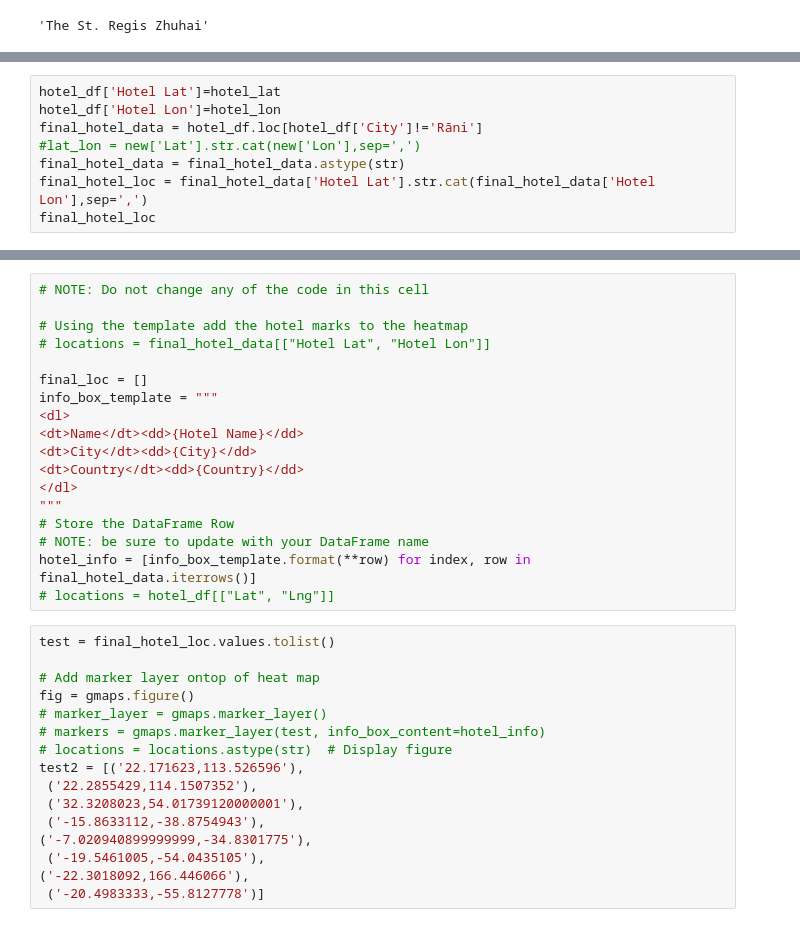
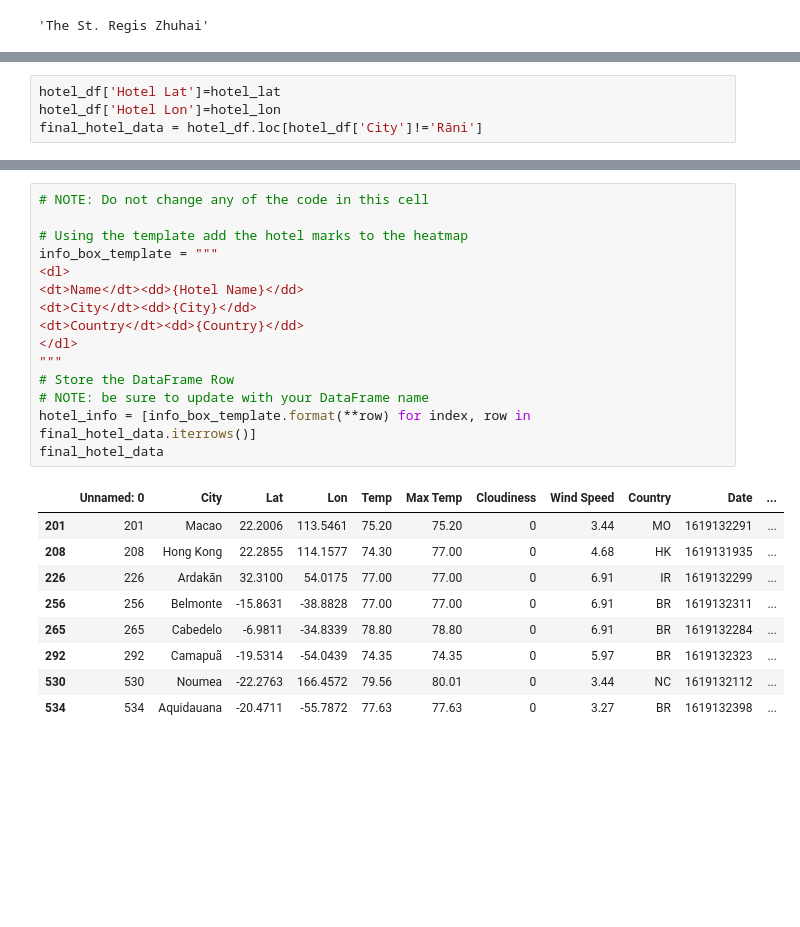
Before and after one commit to jconcha56429/python-api-challenge, a Jupyter notebook: VacationPy/VacationPy.ipynb, the cells around one changed output, grey strips where cells are left out. Saved outputs shown, nothing was run; the diff lists cells and outputs as text; blank space fills up the shorter version.

```diff
--- a/VacationPy/VacationPy.ipynb
+++ b/VacationPy/VacationPy.ipynb
@@ -139,7 +139,3 @@ Fênix Plaza Hotel
 hotel_df['Hotel Lat']=hotel_lat
 hotel_df['Hotel Lon']=hotel_lon
 final_hotel_data = hotel_df.loc[hotel_df['City']!='Rāni']
-#lat_lon = new['Lat'].str.cat(new['Lon'],sep=',')
-final_hotel_data = final_hotel_data.astype(str)
-final_hotel_loc = final_hotel_data['Hotel Lat'].str.cat(final_hotel_data['Hotel Lon'],sep=',')
-final_hotel_loc
@@ -168,34 +154,25 @@ final_hotel_data
 # %%
 # NOTE: Do not change any of the code in this cell
 
 # Using the template add the hotel marks to the heatmap
-# locations = final_hotel_data[["Hotel Lat", "Hotel Lon"]]
-
-final_loc = []
 info_box_template = """
 <dl>
 <dt>Name</dt><dd>{Hotel Name}</dd>
 <dt>City</dt><dd>{City}</dd>
 <dt>Country</dt><dd>{Country}</dd>
 </dl>
 """
 # Store the DataFrame Row
 # NOTE: be sure to update with your DataFrame name
 hotel_info = [info_box_template.format(**row) for index, row in final_hotel_data.iterrows()]
-# locations = hotel_df[["Lat", "Lng"]]
+final_hotel_data
+# %% [output]
+|  | Unnamed: 0 | City | Lat | Lon | Temp | Max Temp | Cloudiness | Wind Speed | Country | Date | ... |
+| 201 | 201 | Macao | 22.2006 | 113.5461 | 75.20 | 75.20 | 0 | 3.44 | MO | 1619132291 | ... |
+| 208 | 208 | Hong Kong | 22.2855 | 114.1577 | 74.30 | 77.00 | 0 | 4.68 | HK | 1619131935 | ... |
+| 226 | 226 | Ardakān | 32.3100 | 54.0175 | 77.00 | 77.00 | 0 | 6.91 | IR | 1619132299 | ... |
+| 256 | 256 | Belmonte | -15.8631 | -38.8828 | 77.00 | 77.00 | 0 | 6.91 | BR | 1619132311 | ... |
+| 265 | 265 | Cabedelo | -6.9811 | -34.8339 | 78.80 | 78.80 | 0 | 6.91 | BR | 1619132284 | ... |
+| 292 | 292 | Camapuã | -19.5314 | -54.0439 | 74.35 | 74.35 | 0 | 5.97 | BR | 1619132323 | ... |
+| 530 | 530 | Noumea | -22.2763 | 166.4572 | 79.56 | 80.01 | 0 | 3.44 | NC | 1619132112 | ... |
+| 534 | 534 | Aquidauana | -20.4711 | -55.7872 | 77.63 | 77.63 | 0 | 3.27 | BR | 1619132398 | ... |
-# %%
-test = final_hotel_loc.values.tolist()
-
-# Add marker layer ontop of heat map
-fig = gmaps.figure()
-# marker_layer = gmaps.marker_layer()
-# markers = gmaps.marker_layer(test, info_box_content=hotel_info)
-# locations = locations.astype(str)  # Display figure
-test2 = [('22.171623,113.526596'),
- ('22.2855429,114.1507352'),
- ('32.3208023,54.01739120000001'),
- ('-15.8633112,-38.8754943'),
-('-7.020940899999999,-34.8301775'),
- ('-19.5461005,-54.0435105'),
-('-22.3018092,166.446066'),
- ('-20.4983333,-55.8127778')]
```
Also changed, not shown: parts of 7 cells of this notebook.
